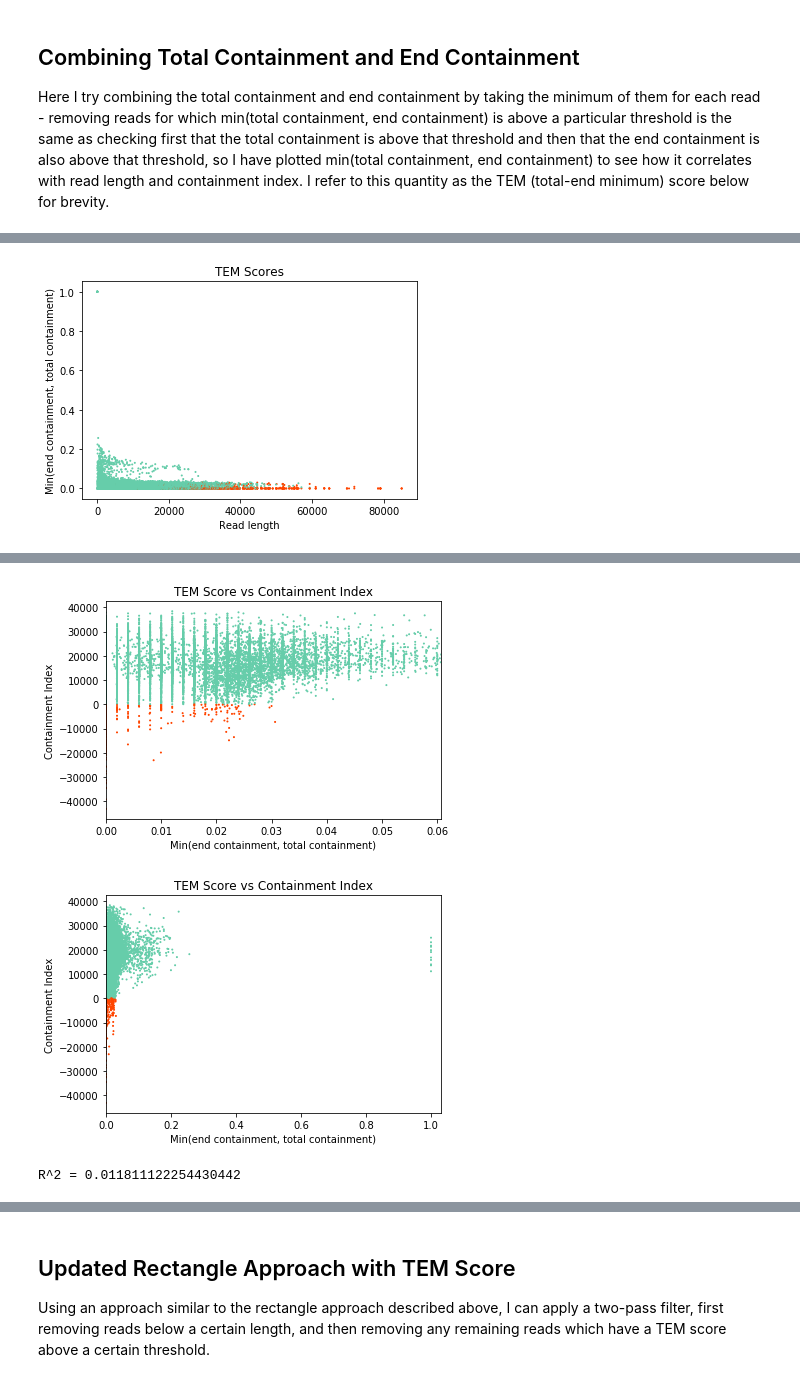
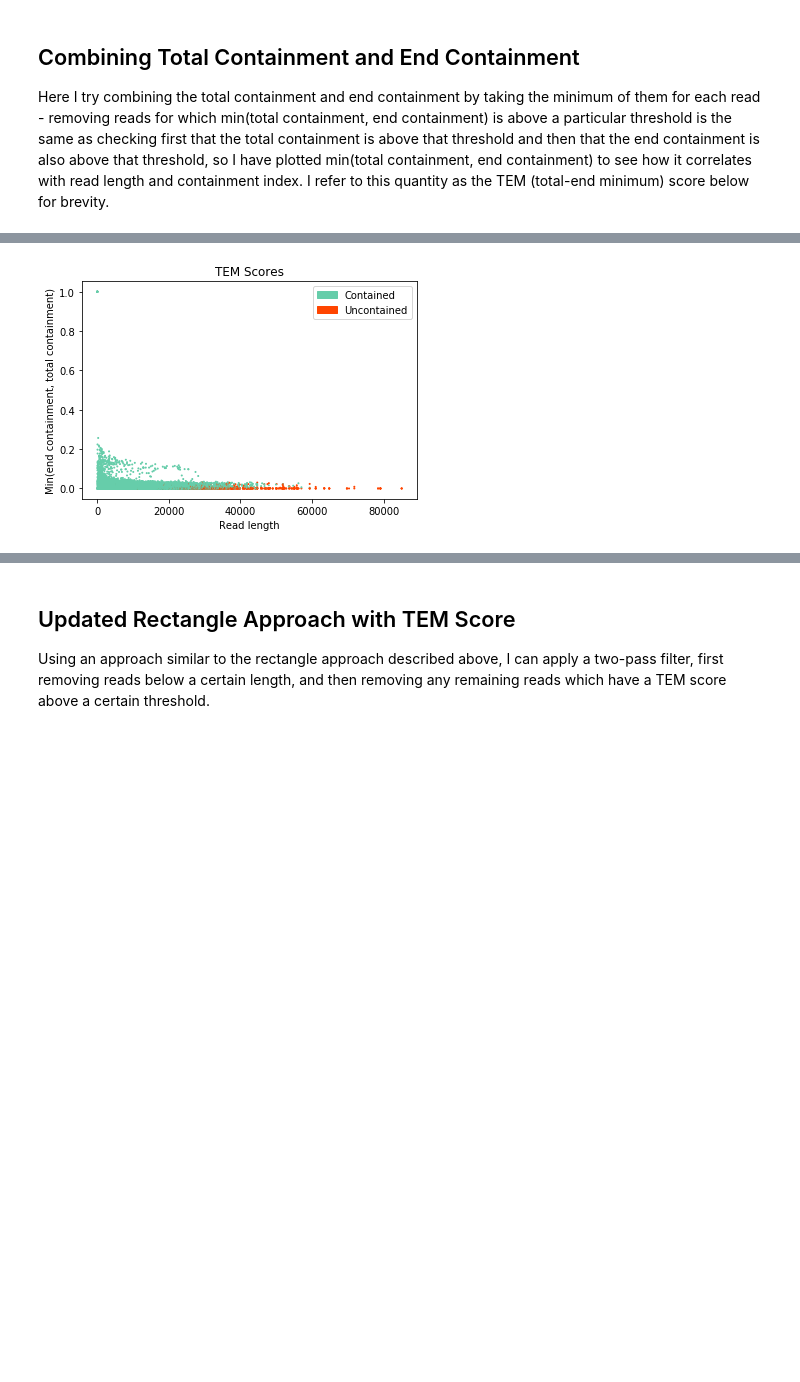
Before and after one commit to mkirsche/ContainedReadRemoval, a Jupyter notebook: sim/AnalyzeContainment.ipynb, the cells around one changed output, grey strips where cells are left out. Drawn from its saved outputs; the diff is of its cells as text; code cells hidden in the pictures; blank space fills up the shorter version.

```diff
--- a/sim/AnalyzeContainment.ipynb
+++ b/sim/AnalyzeContainment.ipynb
@@ -119,17 +121,19 @@ ends = []
 minEnd = []
 curColors = ['indigo', 'darkorange']
 names = []
+minApproxEnd = []
 
 with open(ctFn) as f:
     for line in f:
         tokens = line.split()
         names.append(tokens[0])
         score = float(nameToScore[tokens[0]])
-        cts.append(float(tokens[1]))
-        starts.append(float(tokens[2]))
-        ends.append(float(tokens[3]))
-        minEnd.append(min(float(tokens[2]), float(tokens[3])))
-        lens.append(int(tokens[4]))
+        cts.append(float(tokens[2]))
+        starts.append(float(tokens[3]))
+        ends.append(float(tokens[4]))
+        minEnd.append(min(float(tokens[3]), float(tokens[4])))
+        minApproxEnd.append(min(float(tokens[5]), float(tokens[6])))
+        lens.append(int(tokens[1]))
         cis.append(score)
         if score > 0:
             colors.append(curColors[0])
@@ -325,10 +349,11 @@ import numpy as np
 curColors = []
 for i in range(0, len(lens)):
     if cis[i] >= 0:
-        curColors.append('deepskyblue')
+        curColors.append('mediumaquamarine')
     else:
         curColors.append('orangered')
 
+plt.legend(handles=legendHandles)
 plt.scatter(lens, cis, s = 1, c = curColors)
 plt.title('Containment Index and Length')
 plt.xlabel('Read Length')
@@ -856,71 +945,32 @@ Here I try combining the total containment and end containment by taking the min
 # %%
-uncontainedMEC = []
-containedMEC = []
-minEndOrCt = []
-curColors = []
-curContainedColor = 'mediumaquamarine'
-curUncontainedColor = 'orangered'
-
-for i in range(0, len(lens)):
-    curMin = min(minEnd[i], cts[i])
-    minEndOrCt.append(curMin)
-    if cis[i] >= 0:
-        curColors.append(curContainedColor)
-        containedMEC.append(curMin)
-    else:
-        curColors.append(curUncontainedColor)
-        uncontainedMEC.append(curMin)
-
+plt.legend(handles=legendHandles)
 plt.scatter(lens, minEndOrCt, s = 1, c = curColors)
 plt.xlabel('Read length')
 plt.ylabel('Min(end containment, total containment)')
 plt.title('TEM Scores')
 plt.show()
 plt.clf()
 plt.cla()
 plt.close()
 
 plt.scatter(containedLens, containedMEC, s = 1, c = curContainedColor)
 plt.ylim(0, max(uncontainedMEC)+0.03)
 plt.xlabel('Read length')
 plt.ylabel('Min(end containment, total containment)')
 plt.title('TEM Scores (contained only)')
 plt.show()
 plt.clf()
 plt.cla()
 plt.close()
 
 plt.scatter(uncontainedLens, uncontainedMEC, s = 1, c = curUncontainedColor)
 plt.ylim(0, max(uncontainedMEC)+0.03)
 plt.xlabel('Read length')
 plt.ylabel('Min(end containment, total containment)')
 plt.title('TEM Scores (uncontained only)')
 plt.show()
 plt.clf()
 plt.cla()
 plt.close()
-
-plt.scatter(minEndOrCt, cis, s = 1, c = curColors)
-plt.xlim(0, max(uncontainedMEC)+0.03)
-plt.xlabel('Min(end containment, total containment)')
-plt.ylabel('Containment Index')
-plt.title('TEM Score vs Containment Index')
-plt.show()
-plt.clf()
-plt.cla()
-plt.close()
-
-plt.scatter(minEndOrCt, cis, s = 1, c = curColors)
-plt.xlim(0, max(minEndOrCt)+0.03)
-plt.xlabel('Min(end containment, total containment)')
-plt.ylabel('Containment Index')
-plt.title('TEM Score vs Containment Index')
-plt.show()
-plt.clf()
-plt.cla()
-plt.close()
-
-r = np.corrcoef(minEndOrCt, cis)[0][1]
-print('R^2 = ' + str(r*r))
 # %% [output]
-[figure, old version]
+[figure, new version]
@@ -929,3 +978,0 @@ print('R^2 = ' + str(r*r))
-[figure, removed]
-[figure, removed]
-R^2 = 0.011811122254430442
```
Also changed, not shown: parts of 26 cells of this notebook, 6 other files.
